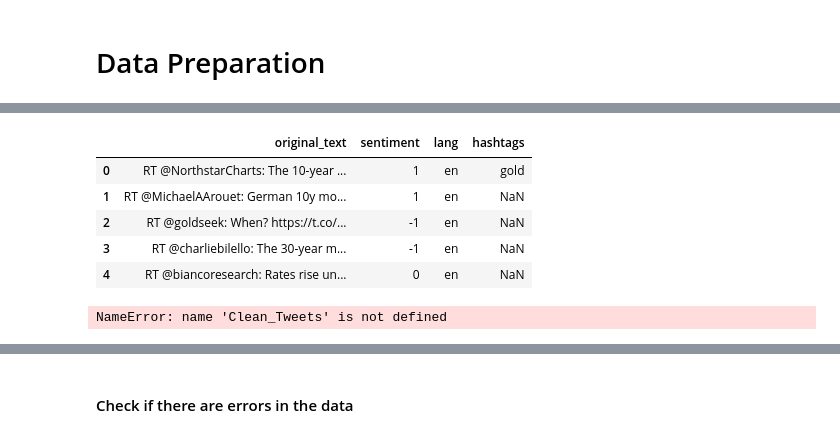
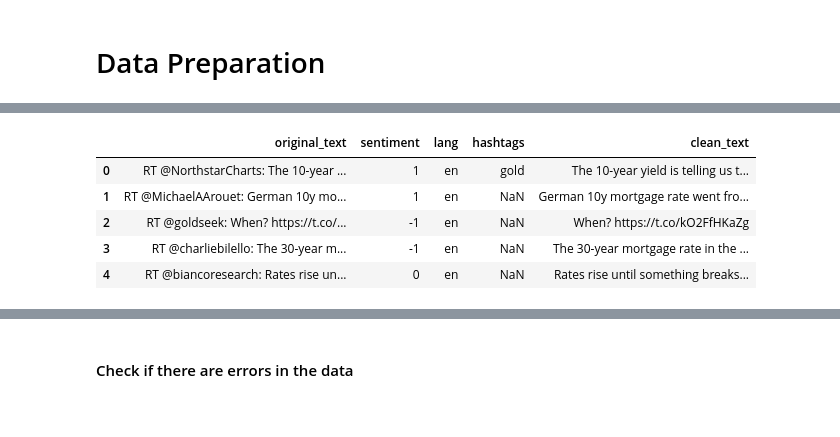
Before and after one commit to Abel-Blue/Twitter-Data-Analysis, a Jupyter notebook: Notebooks/EDA-Twitter.ipynb, the cells around one changed output, grey strips where cells are left out. Cells and saved outputs as stored; diff of their text form; code cells hidden in the pictures.

```diff
--- a/Notebooks/EDA-Twitter.ipynb
+++ b/Notebooks/EDA-Twitter.ipynb
@@ -98,22 +96,18 @@ ModuleNotFoundError: No module named 'clean_tweets_dataframe'
 # %%
-tweets_df = pd.DataFrame(columns=['original_text','sentiment','lang','hashtags'])
+tweets_df = pd.DataFrame(columns=['original_text','sentiment','lang','hashtags', 'clean_text'])
 
 tweets_df['original_text'] =  tweets['original_text'].to_list()
 tweets_df['sentiment'] =  tweets['sentiment'].to_list()
 tweets_df['lang'] = tweets['lang'].to_list()
 tweets_df['hashtags'] = tweets['hashtags'].to_list()
+tweets_df['clean_text'] = tweets['clean_text'].to_list()
+
 
 tweets_df.head()
 # %% [output]
-|  | original_text | sentiment | lang | hashtags |
-| 0 | RT @NorthstarCharts: The 10-year ... | 1 | en | gold |
-| 1 | RT @MichaelAArouet: German 10y mo... | 1 | en | NaN |
-| 2 | RT @goldseek: When? https://t.co/... | -1 | en | NaN |
-| 3 | RT @charliebilello: The 30-year m... | -1 | en | NaN |
-| 4 | RT @biancoresearch: Rates rise un... | 0 | en | NaN |
+|  | original_text | sentiment | lang | hashtags | clean_text |
+| 0 | RT @NorthstarCharts: The 10-year ... | 1 | en | gold | The 10-year yield is telling us t... |
+| 1 | RT @MichaelAArouet: German 10y mo... | 1 | en | NaN | German 10y mortgage rate went fro... |
+| 2 | RT @goldseek: When? https://t.co/... | -1 | en | NaN | When? https://t.co/kO2FfHKaZg |
+| 3 | RT @charliebilello: The 30-year m... | -1 | en | NaN | The 30-year mortgage rate in the ... |
+| 4 | RT @biancoresearch: Rates rise un... | 0 | en | NaN | Rates rise until something breaks... |
-# %%
-tweet_cleaner = Clean_Tweets()
-tweet_cleaner.add_clean_text(tweets_df)
-tweets_df
-# %% [output]
-NameError: name 'Clean_Tweets' is not defined
```
Also changed, not shown: parts of 7 cells of this notebook, 1 other file.
